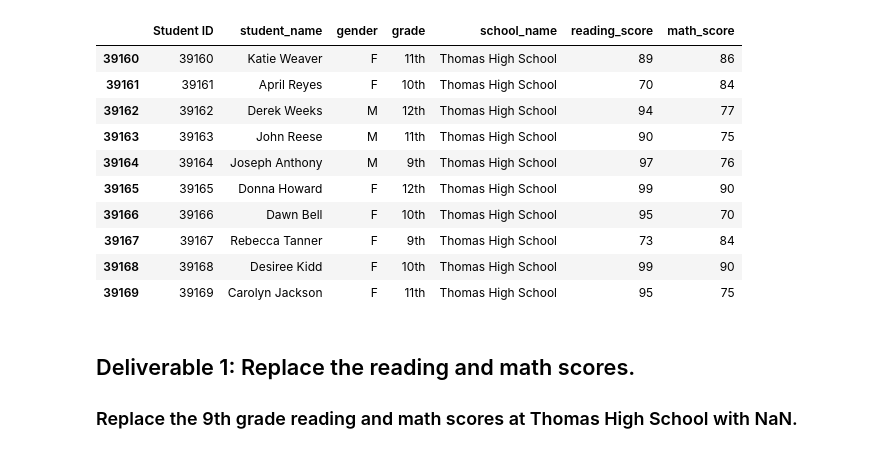
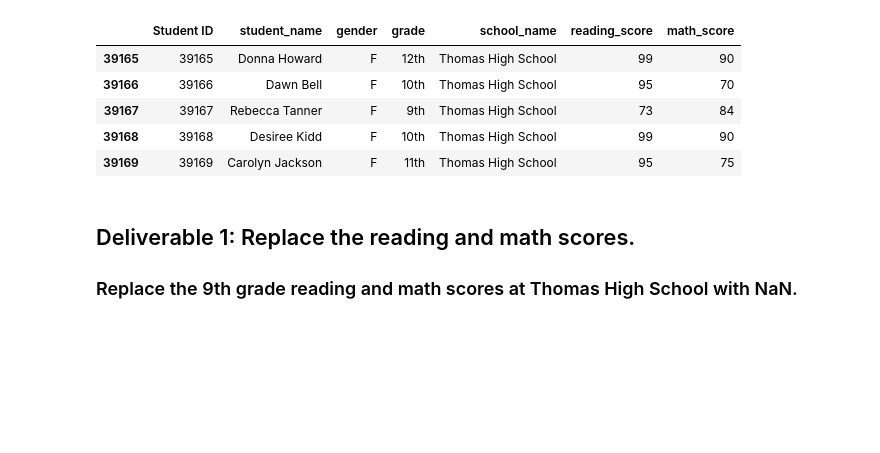
Before and after one commit to noelpdot/School_District_Analysis, a Jupyter notebook: PyCitySchools_Challenge.ipynb, the cells around one changed output. Drawn from its saved outputs; the diff is of its cells as text; code cells hidden in the pictures; blank space fills up the shorter version.

```diff
--- a/PyCitySchools_Challenge.ipynb
+++ b/PyCitySchools_Challenge.ipynb
@@ -1,32 +1,27 @@
 # %%
 # Dependencies and Setup
 import pandas as pd
 
 # File to Load (Remember to change the path if needed.)
 school_data_to_load = "Resources/schools_complete.csv"
 student_data_to_load = "Resources/students_complete.csv"
 
 # Read the School Data and Student Data and store into a Pandas DataFrame
 school_data_df = pd.read_csv(school_data_to_load)
 student_data_df = pd.read_csv(student_data_to_load)
 
 # Cleaning Student Names and Replacing Substrings in a Python String
 # Add each prefix and suffix to remove to a list.
 prefixes_suffixes = ["Dr. ", "Mr. ","Ms. ", "Mrs. ", "Miss ", " MD", " DDS", " DVM", " PhD"]
 
 # Iterate through the words in the "prefixes_suffixes" list and replace them with an empty space, "".
 for word in prefixes_suffixes:
     student_data_df["student_name"] = student_data_df["student_name"].str.replace(word,"")
 
 # Check names.
-student_data_df.tail(10)
+student_data_df.tail()
 # %% [output]
 |  | Student ID | student_name | gender | grade | school_name | reading_score | math_score |
-| 39160 | 39160 | Katie Weaver | F | 11th | Thomas High School | 89 | 86 |
-| 39161 | 39161 | April Reyes | F | 10th | Thomas High School | 70 | 84 |
-| 39162 | 39162 | Derek Weeks | M | 12th | Thomas High School | 94 | 77 |
-| 39163 | 39163 | John Reese | M | 11th | Thomas High School | 90 | 75 |
-| 39164 | 39164 | Joseph Anthony | M | 9th | Thomas High School | 97 | 76 |
 | 39165 | 39165 | Donna Howard | F | 12th | Thomas High School | 99 | 90 |
 | 39166 | 39166 | Dawn Bell | F | 10th | Thomas High School | 95 | 70 |
 | 39167 | 39167 | Rebecca Tanner | F | 9th | Thomas High School | 73 | 84 |
```
Also changed, not shown: parts of 2 cells of this notebook, 1 other file.
